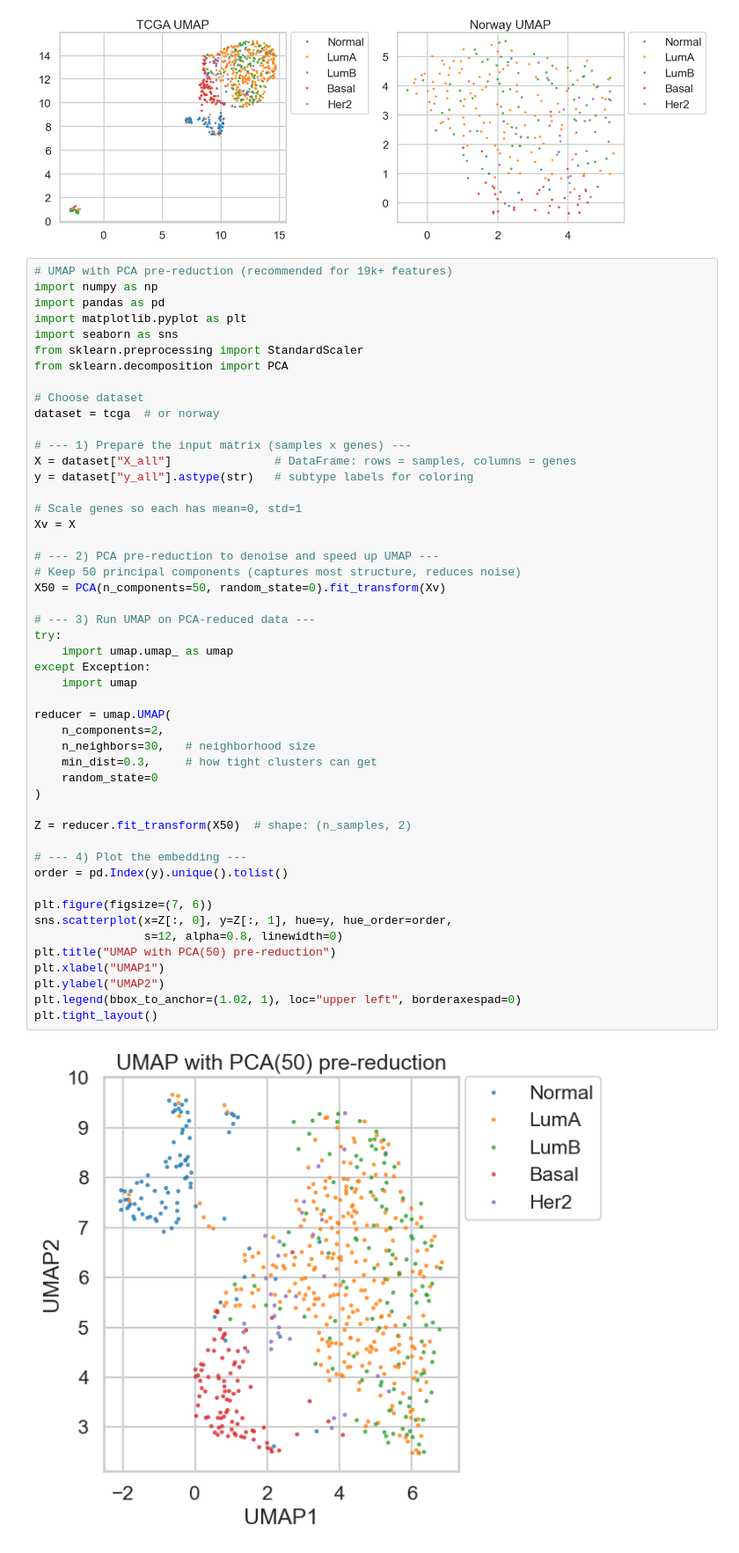
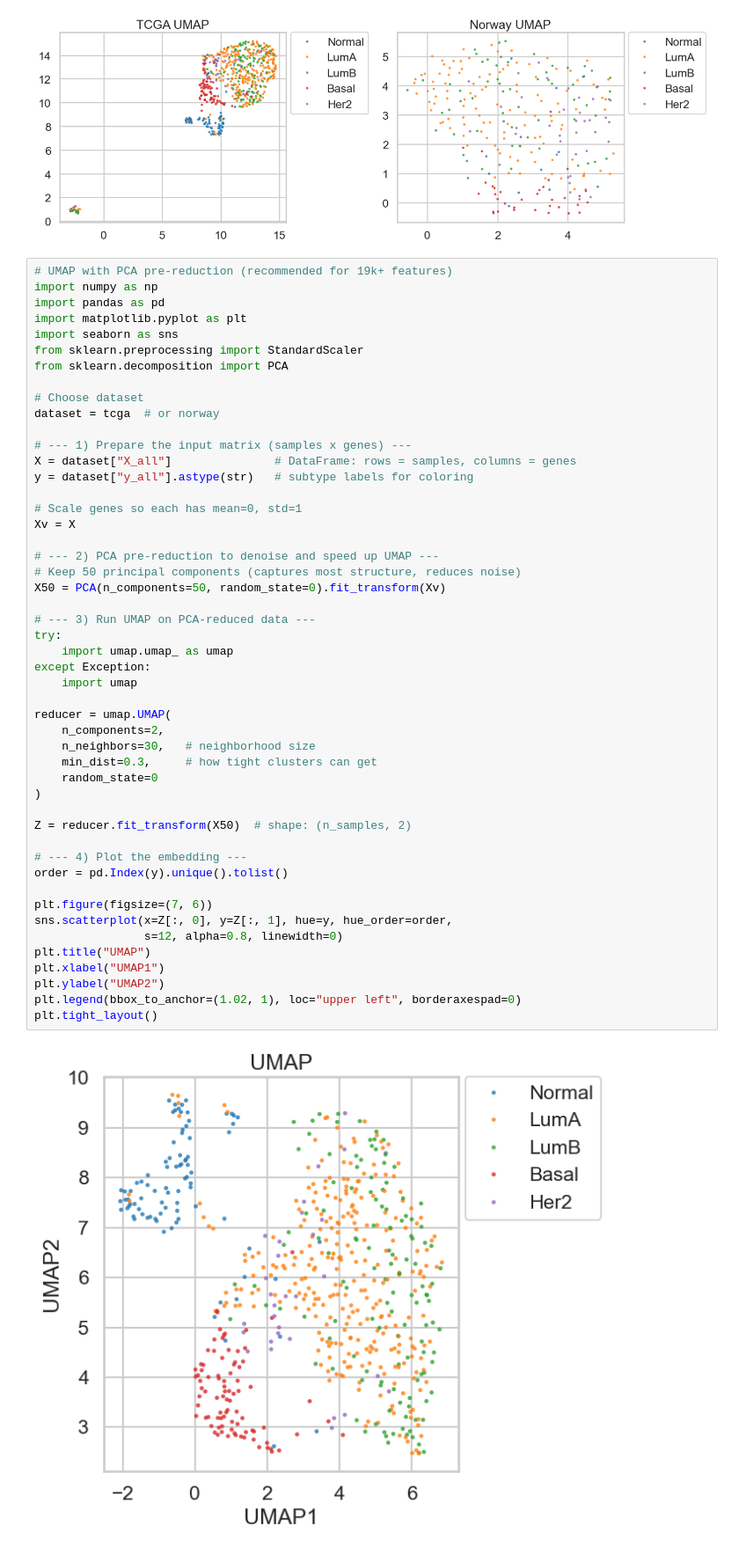
Before and after one commit to Alvinator24/BioinfoThesis, a Jupyter notebook: exploredata.ipynb, the cells around one changed output. Shown at 88% size. Cells and saved outputs as stored; diff of their text form.

```diff
--- a/exploredata.ipynb
+++ b/exploredata.ipynb
@@ -454,32 +454,32 @@ Xv = X
 # --- 2) PCA pre-reduction to denoise and speed up UMAP ---
 # Keep 50 principal components (captures most structure, reduces noise)
 X50 = PCA(n_components=50, random_state=0).fit_transform(Xv)
 
 # --- 3) Run UMAP on PCA-reduced data ---
 try:
     import umap.umap_ as umap
 except Exception:
     import umap
 
 reducer = umap.UMAP(
     n_components=2,
     n_neighbors=30,   # neighborhood size
     min_dist=0.3,     # how tight clusters can get
     random_state=0
 )
 
 Z = reducer.fit_transform(X50)  # shape: (n_samples, 2)
 
 # --- 4) Plot the embedding ---
 order = pd.Index(y).unique().tolist()
 
 plt.figure(figsize=(7, 6))
 sns.scatterplot(x=Z[:, 0], y=Z[:, 1], hue=y, hue_order=order,
                 s=12, alpha=0.8, linewidth=0)
-plt.title("UMAP with PCA(50) pre-reduction")
+plt.title("UMAP")
 plt.xlabel("UMAP1")
 plt.ylabel("UMAP2")
 plt.legend(bbox_to_anchor=(1.02, 1), loc="upper left", borderaxespad=0)
 plt.tight_layout()
 # %% [output]
-[figure, old version]
+[figure, new version]
```
Also changed, not shown: parts of 4 cells of this notebook, 3 other files.
